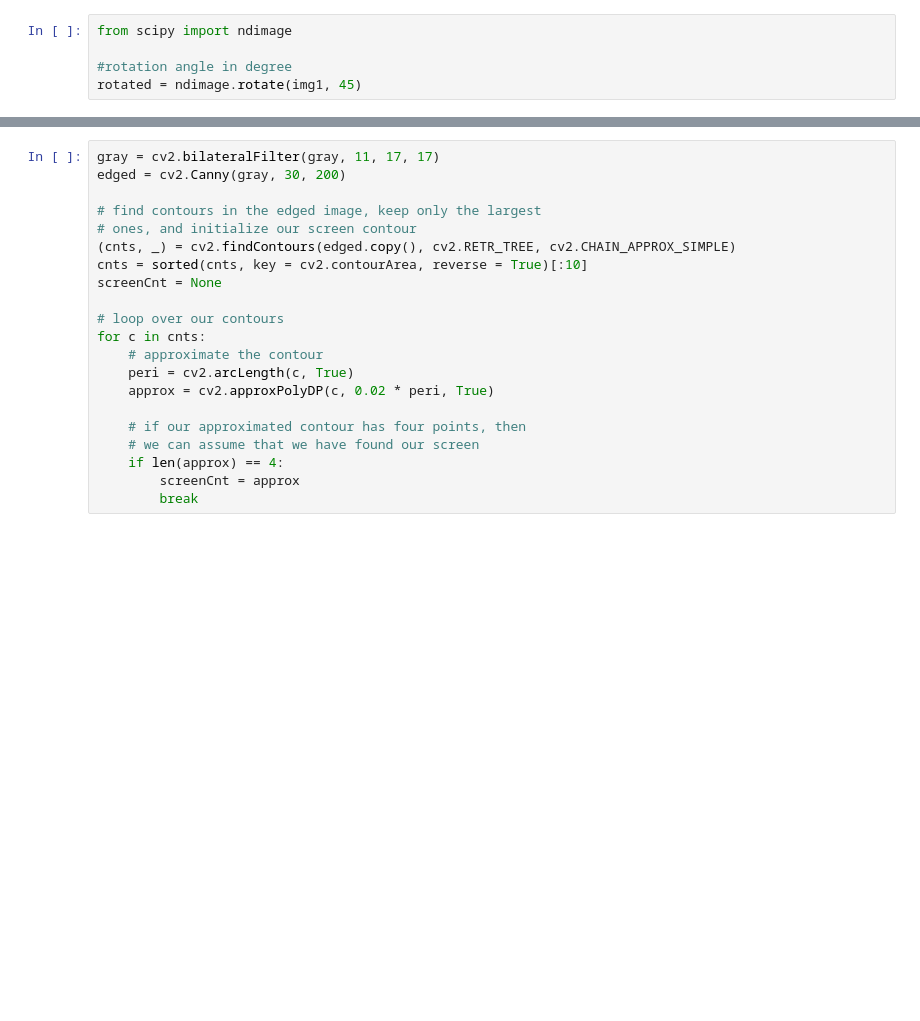
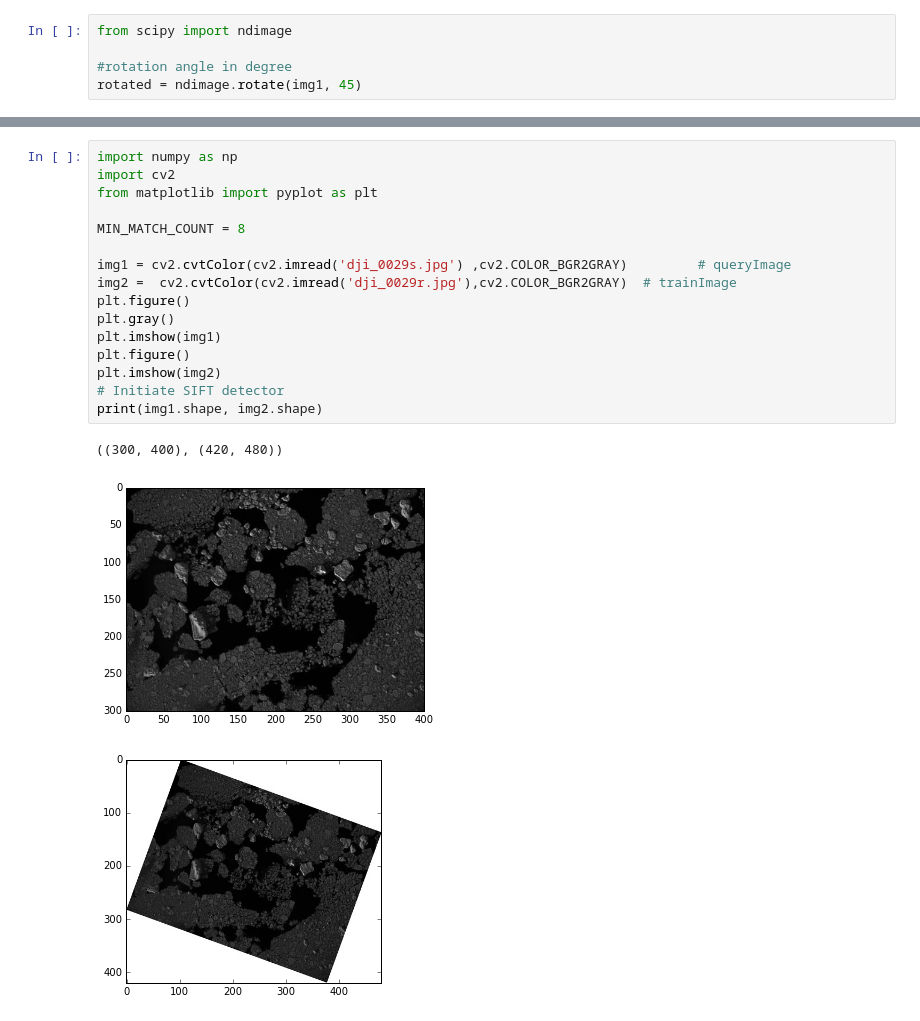
Before and after one commit to johannah/iceview, a Jupyter notebook: iceview/compare-approaches.ipynb, the cells around one changed output, grey strips where cells are left out. Drawn from its saved outputs; the diff is of its cells as text; blank space fills up the shorter version.

```diff
--- a/iceview/compare-approaches.ipynb
+++ b/iceview/compare-approaches.ipynb
@@ -463,21 +466,20 @@ kp
-# %%
-gray = cv2.bilateralFilter(gray, 11, 17, 17)
-edged = cv2.Canny(gray, 30, 200)
-
-# find contours in the edged image, keep only the largest
-# ones, and initialize our screen contour
-(cnts, _) = cv2.findContours(edged.copy(), cv2.RETR_TREE, cv2.CHAIN_APPROX_SIMPLE)
-cnts = sorted(cnts, key = cv2.contourArea, reverse = True)[:10]
-screenCnt = None
-
-# loop over our contours
-for c in cnts:
-	# approximate the contour
-	peri = cv2.arcLength(c, True)
-	approx = cv2.approxPolyDP(c, 0.02 * peri, True)
-
-	# if our approximated contour has four points, then
-	# we can assume that we have found our screen
-	if len(approx) == 4:
-		screenCnt = approx
-		break
+# %%
+import numpy as np
+import cv2
+from matplotlib import pyplot as plt
+
+MIN_MATCH_COUNT = 8
+
+img1 = cv2.cvtColor(cv2.imread('dji_0029s.jpg') ,cv2.COLOR_BGR2GRAY)         # queryImage
+img2 =  cv2.cvtColor(cv2.imread('dji_0029r.jpg'),cv2.COLOR_BGR2GRAY)  # trainImage
+plt.figure()
+plt.gray()
+plt.imshow(img1)
+plt.figure()
+plt.imshow(img2)
+# Initiate SIFT detector
+print(img1.shape, img2.shape)
+# %% [output]
+((300, 400), (420, 480))
+[figure, added]
+[figure, added]
```
Also changed, not shown: parts of 57 cells of this notebook, 13 other files.
